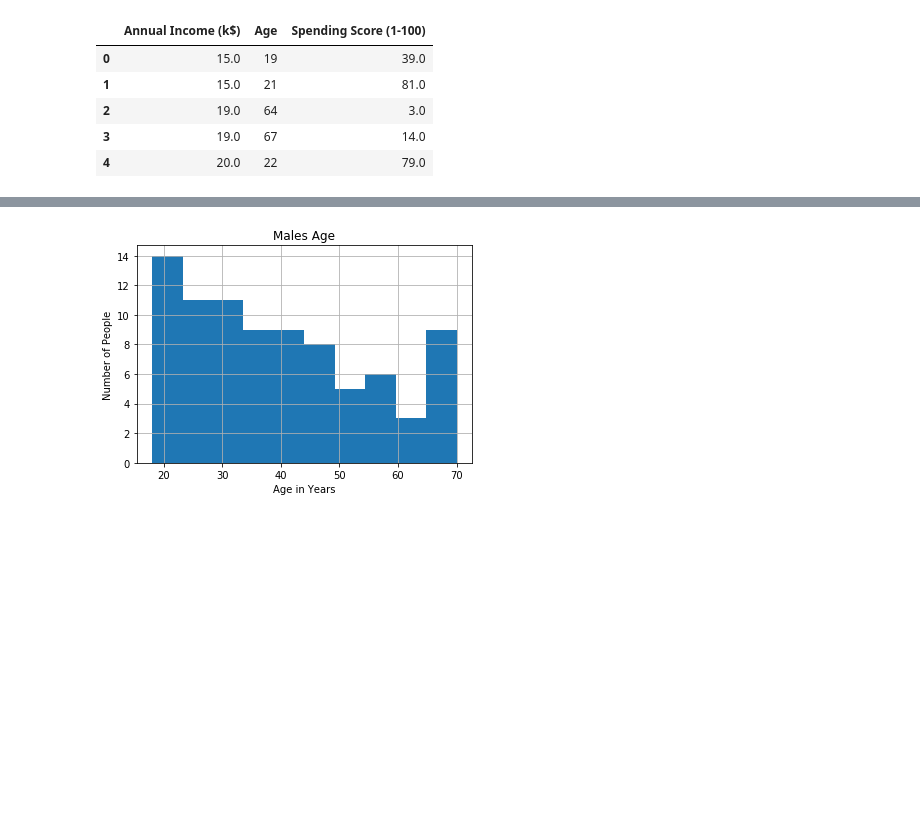
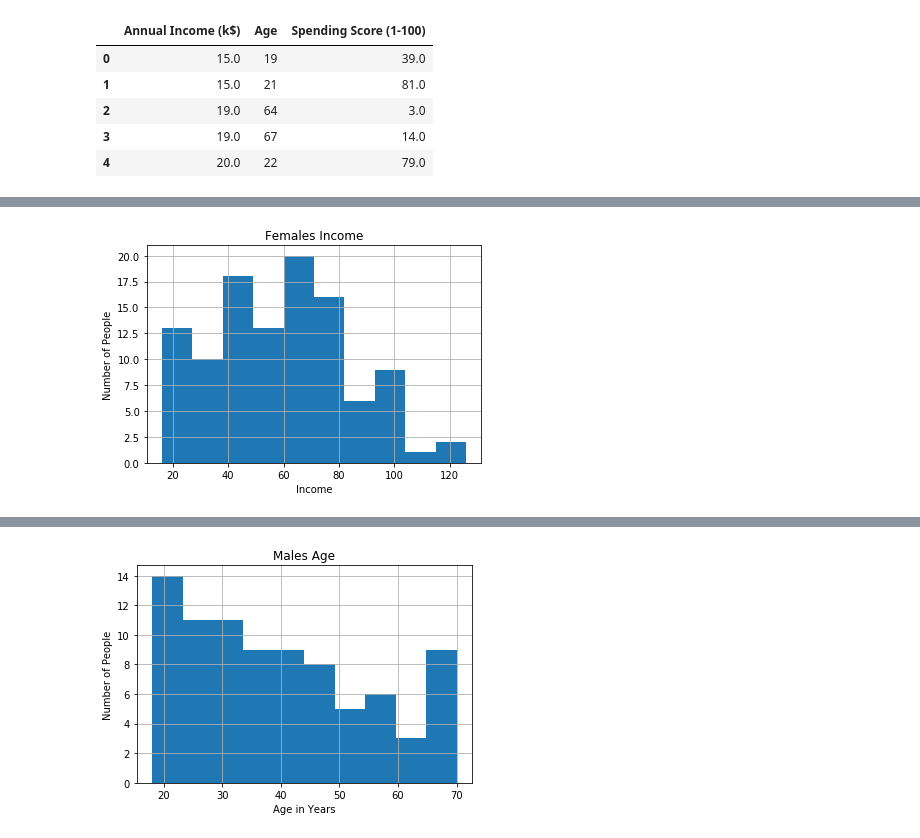
Before and after one commit to ipatel467/Customer-Segmentation, a Jupyter notebook: index.ipynb, the cells around one changed output, grey strips where cells are left out. Saved outputs shown, nothing was run; the diff lists cells and outputs as text; code cells hidden in the pictures; blank space fills up the shorter version.

```diff
--- a/index.ipynb
+++ b/index.ipynb
@@ -186,0 +213,7 @@ males_avg_spend_score.head()
+# %%
+females_avg_spend_score['Annual Income (k$)'].hist();
+plt.title('Females Income');
+plt.xlabel('Income');
+plt.ylabel('Number of People');
+# %% [output]
+[figure, added]
```
Also changed, not shown: parts of 6 cells of this notebook.
